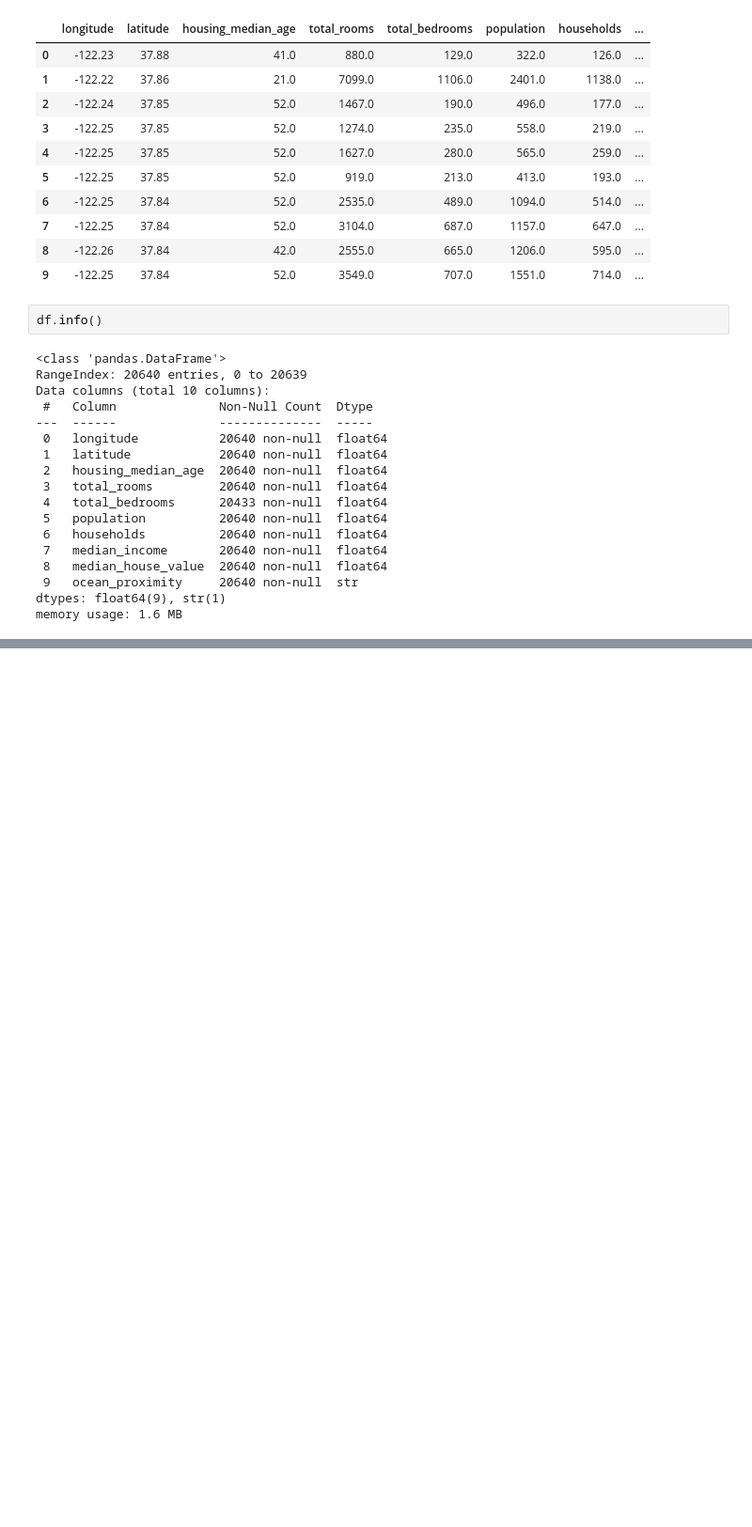
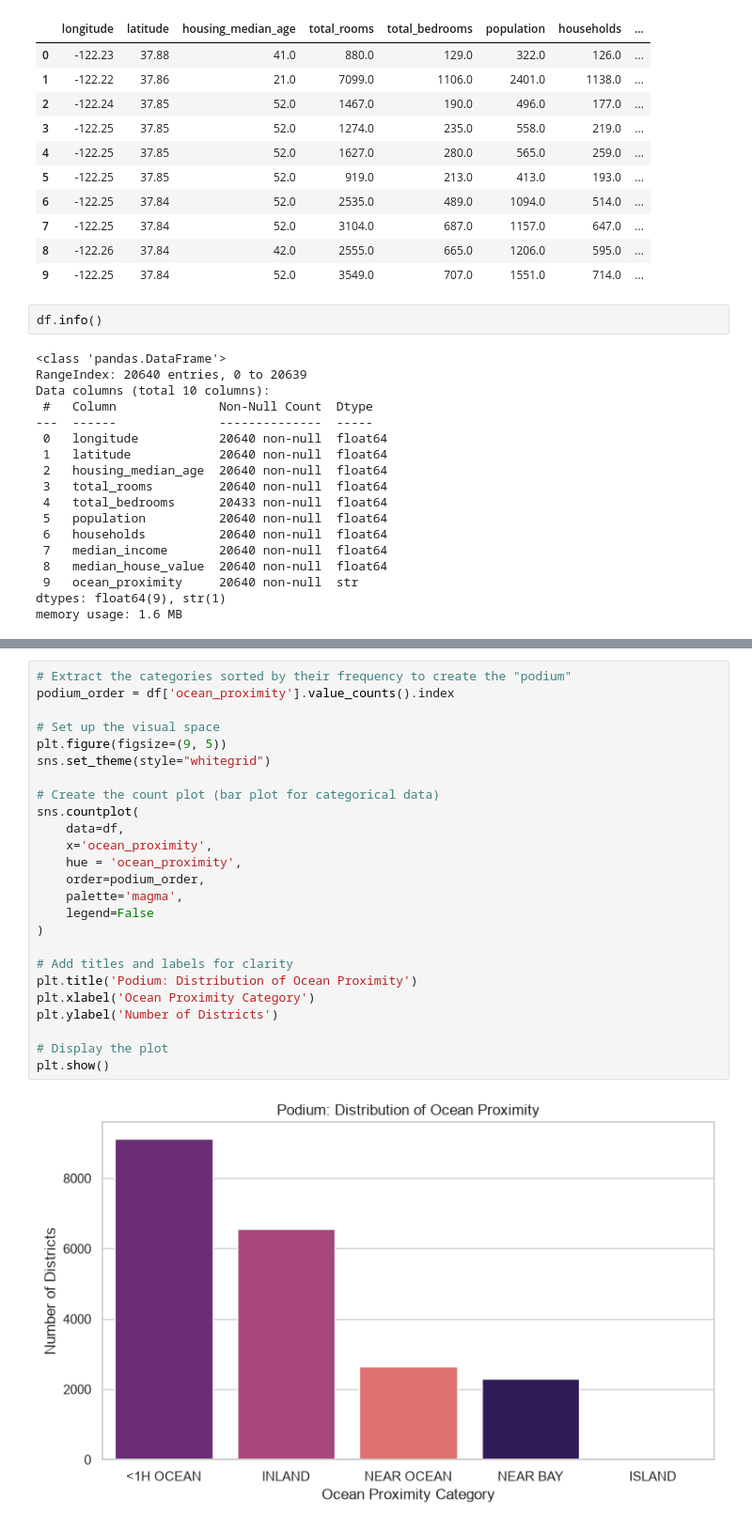
Before and after one commit to kovexison/Practica-AI, a Jupyter notebook: 01-ML-Regression/house_pricing.ipynb, the cells around one changed output, grey strips where cells are left out. Shown at 94% size. Saved outputs shown, nothing was run; the diff lists cells and outputs as text; blank space fills up the shorter version.

```diff
--- a/01-ML-Regression/house_pricing.ipynb
+++ b/01-ML-Regression/house_pricing.ipynb
@@ -52,0 +170,27 @@ df.describe()
+# %%
+# Extract the categories sorted by their frequency to create the "podium"
+podium_order = df['ocean_proximity'].value_counts().index
+
+# Set up the visual space
+plt.figure(figsize=(9, 5))
+sns.set_theme(style="whitegrid")
+
+# Create the count plot (bar plot for categorical data)
+sns.countplot(
+    data=df,
+    x='ocean_proximity',
+    hue = 'ocean_proximity',
+    order=podium_order,
+    palette='magma',
+    legend=False
+)
+
+# Add titles and labels for clarity
+plt.title('Podium: Distribution of Ocean Proximity')
+plt.xlabel('Ocean Proximity Category')
+plt.ylabel('Number of Districts')
+
+# Display the plot
+plt.show()
+# %% [output]
+[figure, added]
```
Also changed, not shown: parts of 7 cells of this notebook, 1 other file.
